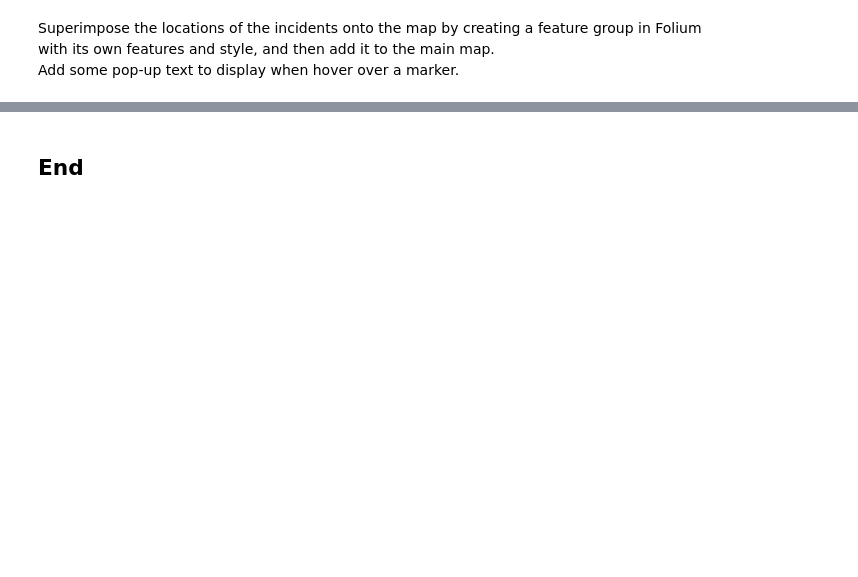
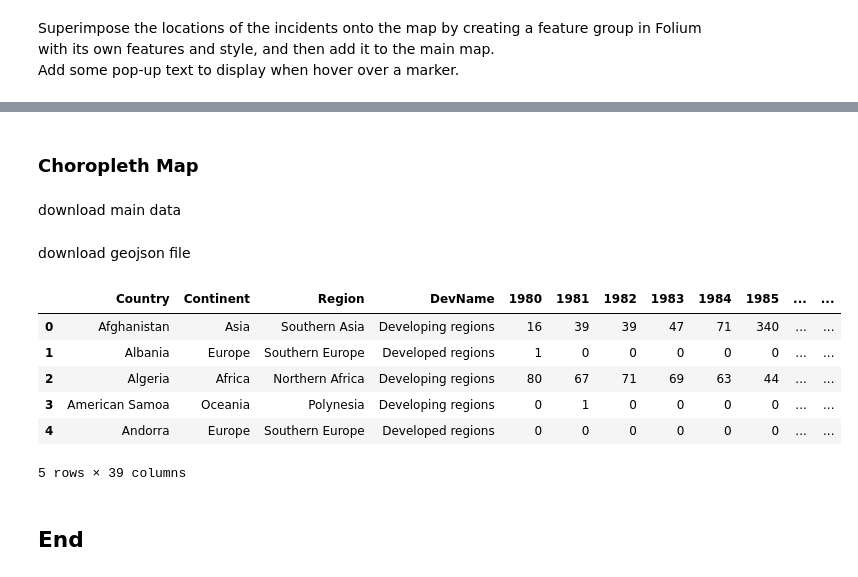
Before and after one commit to yuka-with-data/py-note, a Jupyter notebook: PyVisualization-2.ipynb, the cells around one changed output, grey strips where cells are left out. Cells and saved outputs as stored; diff of their text form; code cells hidden in the pictures; blank space fills up the shorter version.

```diff
--- a/PyVisualization-2.ipynb
+++ b/PyVisualization-2.ipynb
@@ -581,3 +597,41 @@ for lat,lng,lab, in zip(df_incidents.Y,df_incidents.X,df_incidents.Category):
 sf_map
 # %% [output]
 [interactive output not drawn]
+# %% [markdown]
+### Choropleth Map
+# %% [markdown]
+download main data
+# %%
+df_can = pd.read_excel(
+    'https://cf-courses-data.s3.us.cloud-object-storage.appdomain.cloud/IBMDeveloperSkillsNetwork-DV0101EN-SkillsNetwork/Data%20Files/Canada.xlsx',
+    sheet_name='Canada by Citizenship',
+    skiprows=range(20),
+    skipfooter=2)
+# %% [markdown]
+download geojson file
+# %%
+# clean up the dataset to remove unnecessary columns (eg. REG)
+df_can.drop(['AREA','REG','DEV','Type','Coverage'], axis=1, inplace=True)
+
+# let's rename the columns so that they make sense
+df_can.rename(columns={'OdName':'Country', 'AreaName':'Continent','RegName':'Region'}, inplace=True)
+
+# for sake of consistency, let's also make all column labels of type string
+df_can.columns = list(map(str, df_can.columns))
+
+# add total column
+df_can['Total'] = df_can.sum(axis=1)
+
+# years that we will be using in this lesson - useful for plotting later on
+years = list(map(str, range(1980, 2014)))
+print ('data dimensions:', df_can.shape)
+# %%
+df_can.head()
+# %% [output]
+|  | Country | Continent | Region | DevName | 1980 | 1981 | 1982 | 1983 | 1984 | 1985 | ... | ... |
+| 0 | Afghanistan | Asia | Southern Asia | Developing regions | 16 | 39 | 39 | 47 | 71 | 340 | ... | ... |
+| 1 | Albania | Europe | Southern Europe | Developed regions | 1 | 0 | 0 | 0 | 0 | 0 | ... | ... |
+| 2 | Algeria | Africa | Northern Africa | Developing regions | 80 | 67 | 71 | 69 | 63 | 44 | ... | ... |
+| 3 | American Samoa | Oceania | Polynesia | Developing regions | 0 | 1 | 0 | 0 | 0 | 0 | ... | ... |
+| 4 | Andorra | Europe | Southern Europe | Developed regions | 0 | 0 | 0 | 0 | 0 | 0 | ... | ... |
+5 rows × 39 columns
```
Also changed, not shown: parts of 22 cells of this notebook.
